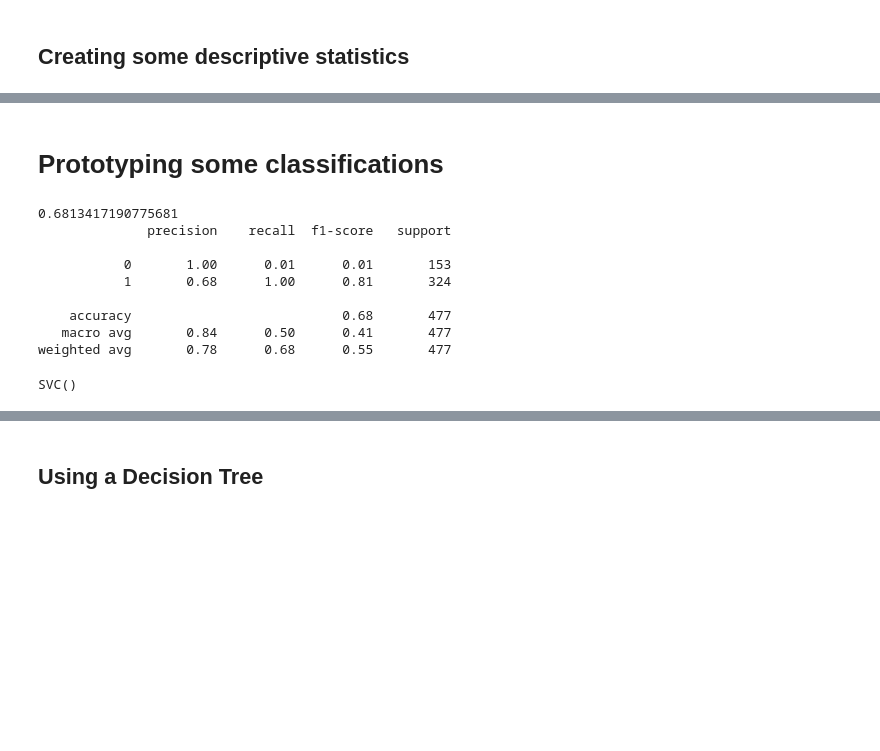
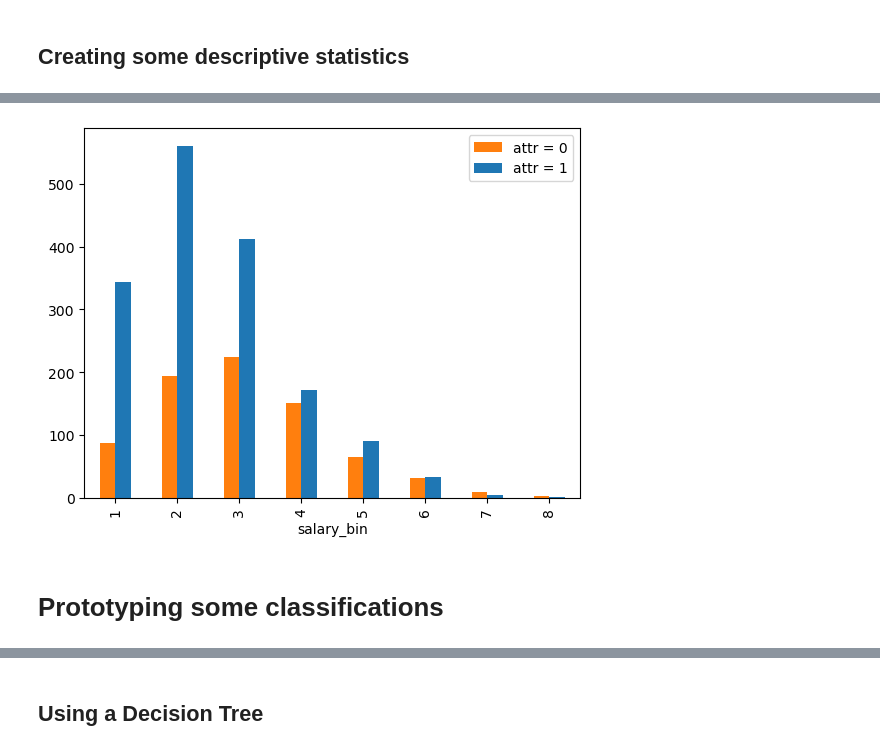
Before and after one commit to MathiasBjorgum/Project, a Jupyter notebook: tdt4259_project_notebook.ipynb, the cells around one changed output, grey strips where cells are left out. Cells and saved outputs as stored; diff of their text form; code cells hidden in the pictures; blank space fills up the shorter version.

```diff
--- a/tdt4259_project_notebook.ipynb
+++ b/tdt4259_project_notebook.ipynb
@@ -113,3 +48,7 @@ tikzplotlib.save(FIG_PATH.joinpath("group_by_salary.tex"))
+# %%
+plot_attrtion_by_group_count(desc_dataset, "salary_bin", relative = False, stacked = False, col_labels = False)
+# %% [output]
+[figure, added]
 # %% [markdown]
 # Prototyping some classifications
 # %%
@@ -131,20 +70,3 @@ X = dataset.drop(columns = ["Date",
 y = dataset["Attrition"]
 # %%
 X_train, X_test, y_train, y_test = train_test_split(X, y , test_size=0.2, random_state = 4259)
-# %%
-from sklearn.svm import SVC
-from sklearn.metrics import accuracy_score
-
-classifier = SVC()
-train_test_model(classifier, X_train, y_train, X_test, y_test)
-# %% [output]
-0.6813417190775681
-              precision    recall  f1-score   support
-
-           0       1.00      0.01      0.01       153
-           1       0.68      1.00      0.81       324
-
-    accuracy                           0.68       477
-   macro avg       0.84      0.50      0.41       477
-weighted avg       0.78      0.68      0.55       477
-SVC()
```
Also changed, not shown: parts of 15 cells of this notebook, 2 other files.
